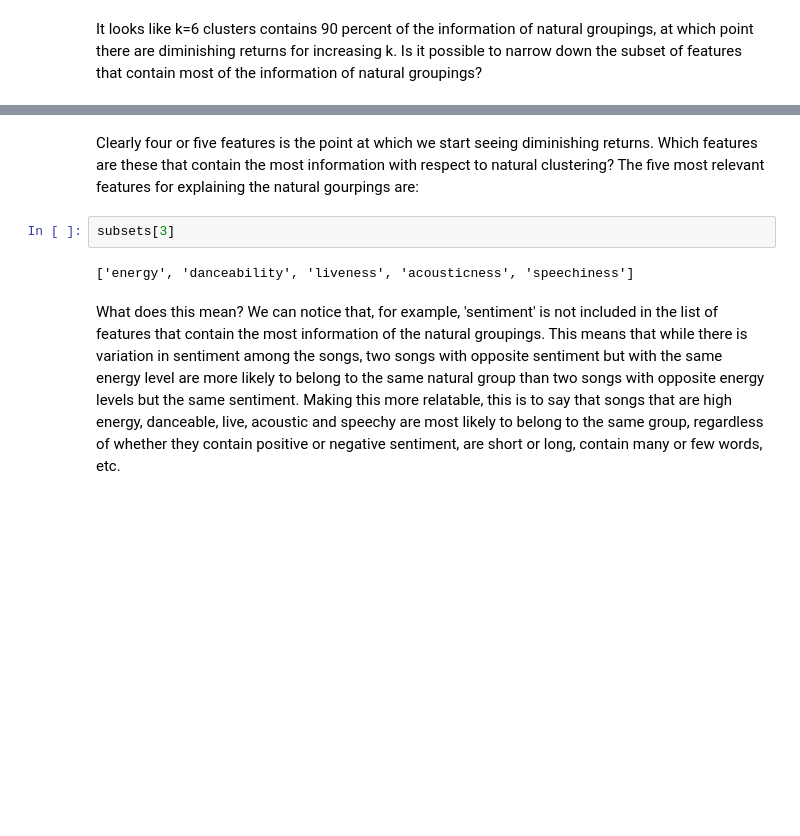
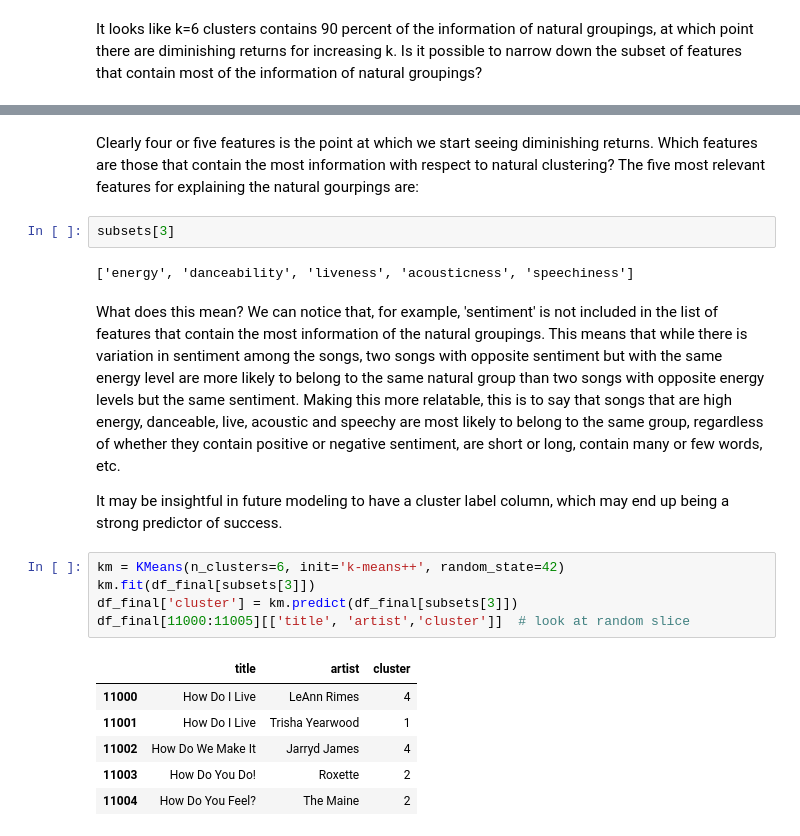
Before and after one commit to Joseph-Willem-Ricci/5450-final-project, a Jupyter notebook: CIS5450_Project.ipynb, the cells around one changed output, grey strips where cells are left out. Saved outputs shown, nothing was run; the diff lists cells and outputs as text; blank space fills up the shorter version.

```diff
--- a/CIS5450_Project.ipynb
+++ b/CIS5450_Project.ipynb
@@ -1349,8 +1348,22 @@ plt.show()
 # %% [markdown]
-Clearly four or five features is the point at which we start seeing diminishing returns. Which features are these that contain the most information with respect to natural clustering? The five most relevant features for explaining the natural gourpings are:
+Clearly four or five features is the point at which we start seeing diminishing returns. Which features are those that contain the most information with respect to natural clustering? The five most relevant features for explaining the natural gourpings are:
 # %%
 subsets[3]
 # %% [output]
 ['energy', 'danceability', 'liveness', 'acousticness', 'speechiness']
 # %% [markdown]
 What does this mean? We can notice that, for example, 'sentiment' is not included in the list of features that contain the most information of the natural groupings. This means that while there is variation in sentiment among the songs, two songs with opposite sentiment but with the same energy level are more likely to belong to the same natural group than two songs with opposite energy levels but the same sentiment. Making this more relatable, this is to say that songs that are high energy, danceable, live, acoustic and speechy are most likely to belong to the same group, regardless of whether they contain positive or negative sentiment, are short or long, contain many or few words, etc.
+
+It may be insightful in future modeling to have a cluster label column, which may end up being a strong predictor of success.
+# %%
+km = KMeans(n_clusters=6, init='k-means++', random_state=42)
+km.fit(df_final[subsets[3]])
+df_final['cluster'] = km.predict(df_final[subsets[3]])
+df_final[11000:11005][['title', 'artist','cluster']]  # look at random slice
+# %% [output]
+|  | title | artist | cluster |
+| 11000 | How Do I Live | LeAnn Rimes | 4 |
+| 11001 | How Do I Live | Trisha Yearwood | 1 |
+| 11002 | How Do We Make It | Jarryd James | 4 |
+| 11003 | How Do You Do! | Roxette | 2 |
+| 11004 | How Do You Feel? | The Maine | 2 |
```
Also changed, not shown: parts of 12 cells of this notebook.
